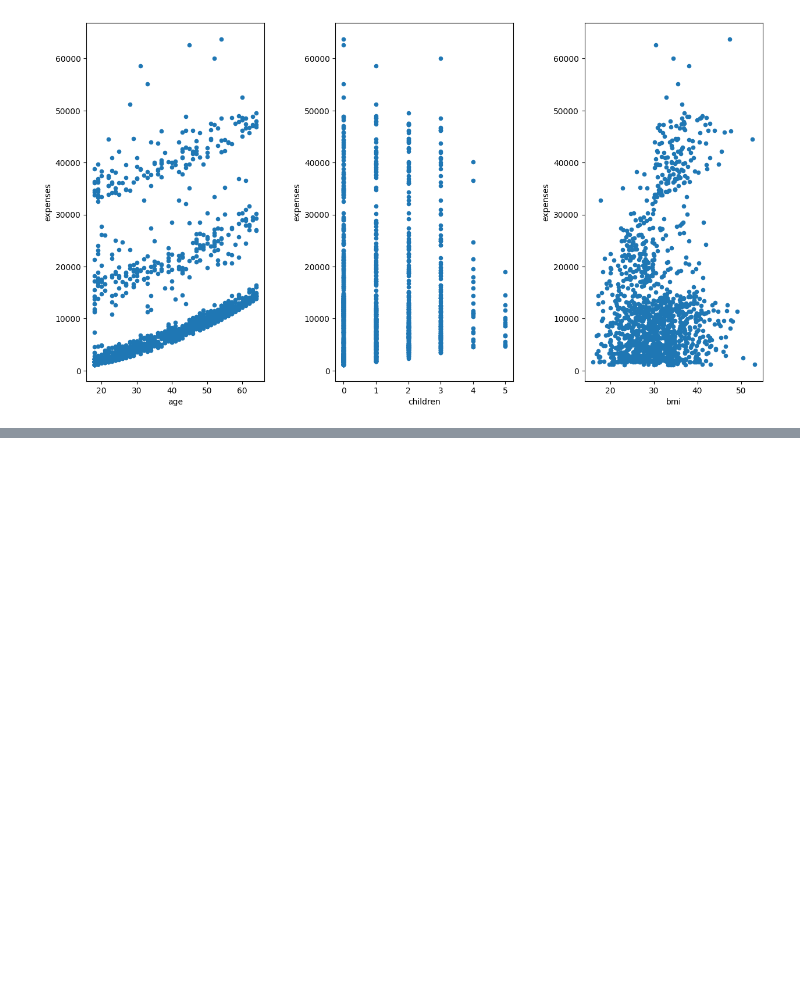
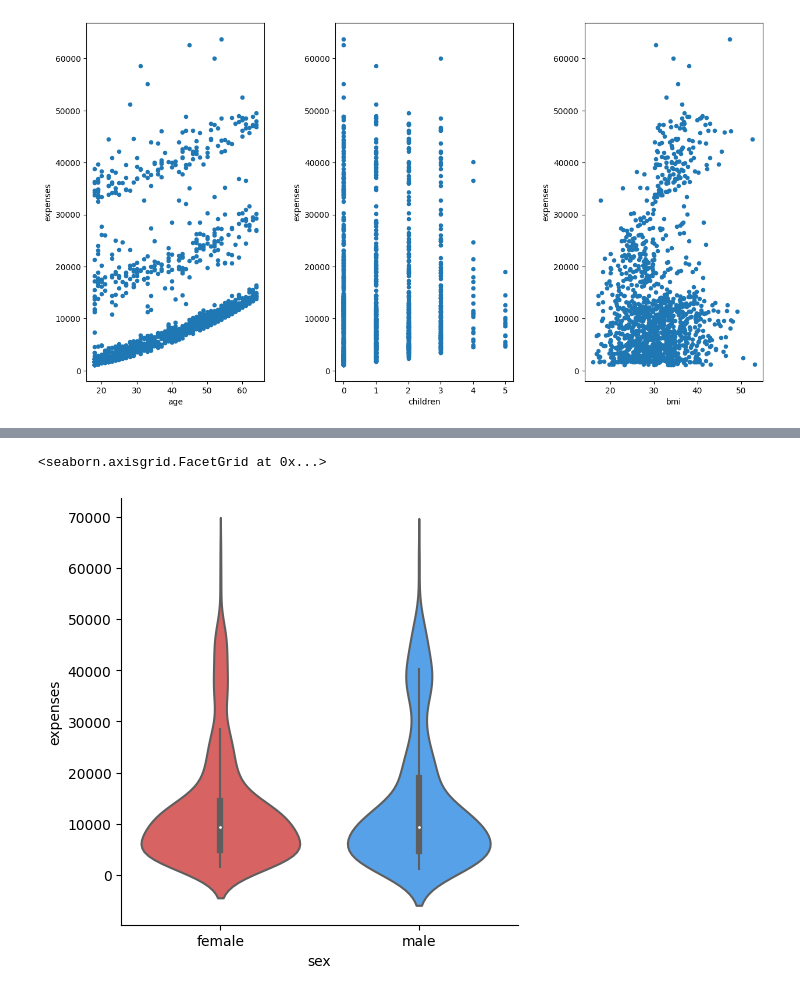
Before and after one commit to Prateek07-Kumar/Insurance-Prediction-Project, a Jupyter notebook: Notebook/EDA-Insurance-Dataset.ipynb, the cells around one changed output, grey strips where cells are left out. Cells and saved outputs as stored; diff of their text form; code cells hidden in the pictures; blank space fills up the shorter version.

```diff
--- a/Notebook/EDA-Insurance-Dataset.ipynb
+++ b/Notebook/EDA-Insurance-Dataset.ipynb
@@ -234,0 +268,8 @@ df.plot(kind='scatter', x='bmi', y='expenses', ax=axes[2])
+# %%
+# Plotting violin plot for sex & expenses
+
+palette=['#EB5050','#3EA2FF']
+sns.catplot(x='sex', y='expenses', kind='violin', palette=palette, data=df)
+# %% [output]
+<seaborn.axisgrid.FacetGrid at 0x...>
+[figure, added]
```
Also changed, not shown: parts of 5 cells of this notebook.
